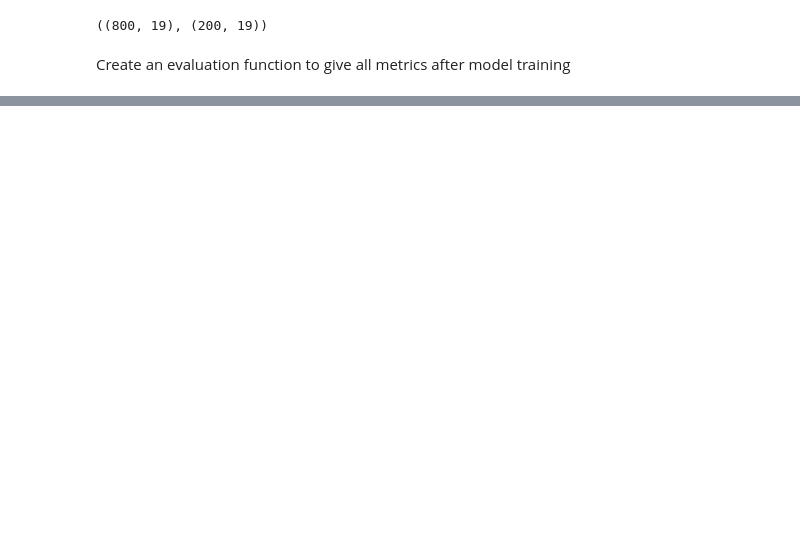
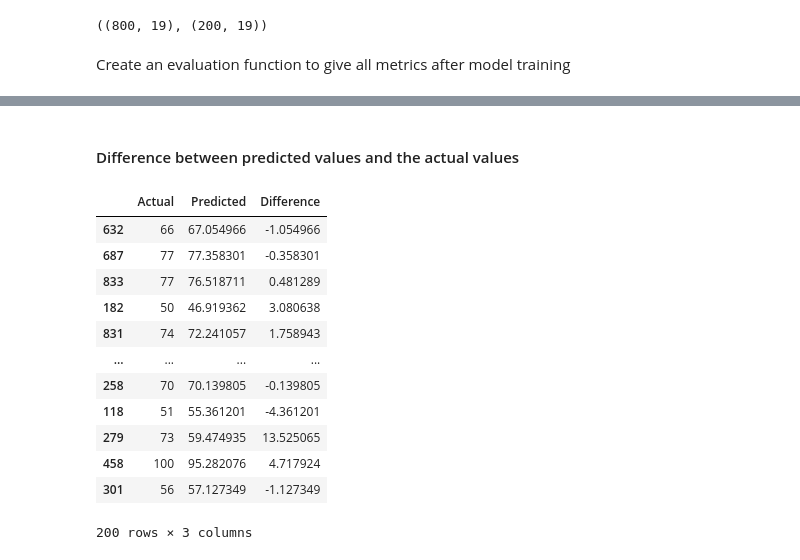
Before and after one commit to sanjyay/mlproject, a Jupyter notebook: notebook/data/Model Training.ipynb, the cells around one changed output, grey strips where cells are left out. Saved outputs shown, nothing was run; the diff lists cells and outputs as text; code cells hidden in the pictures; blank space fills up the shorter version.

```diff
--- a/notebook/data/Model Training.ipynb
+++ b/notebook/data/Model Training.ipynb
@@ -128,0 +167,18 @@ Model performance for Test set
+# %% [markdown]
+#### Difference between predicted values and the actual values
+# %%
+pd.DataFrame({'Actual':y_test,'Predicted':y_pred,'Difference':y_test-y_pred})
+# %% [output]
+|  | Actual | Predicted | Difference |
+| 632 | 66 | 67.054966 | -1.054966 |
+| 687 | 77 | 77.358301 | -0.358301 |
+| 833 | 77 | 76.518711 | 0.481289 |
+| 182 | 50 | 46.919362 | 3.080638 |
+| 831 | 74 | 72.241057 | 1.758943 |
+| ... | ... | ... | ... |
+| 258 | 70 | 70.139805 | -0.139805 |
+| 118 | 51 | 55.361201 | -4.361201 |
+| 279 | 73 | 59.474935 | 13.525065 |
+| 458 | 100 | 95.282076 | 4.717924 |
+| 301 | 56 | 57.127349 | -1.127349 |
+200 rows × 3 columns
```
Also changed, not shown: parts of 8 cells of this notebook, 3 other files.
